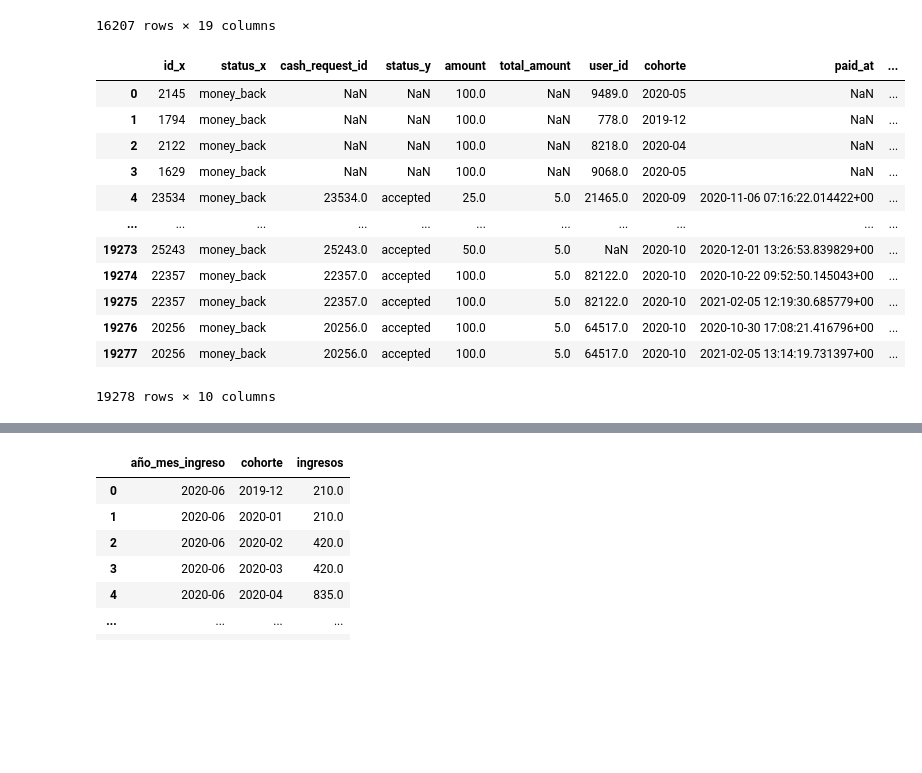
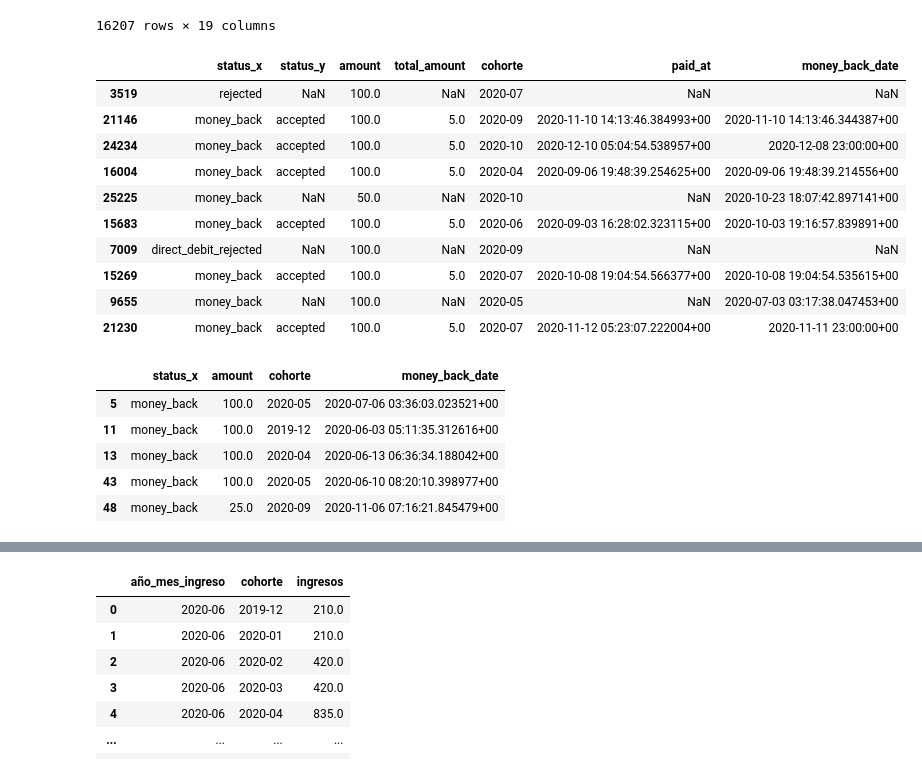
Before and after one commit to moiatgit/project-1-ironhack-payments-es, a Jupyter notebook: grupo3.ipynb, the cells around one changed output, grey strips where cells are left out. Cells and saved outputs as stored; diff of their text form; code cells hidden in the pictures; blank space fills up the shorter version.

Commit message:
calculados ingresos de métrica 3

```diff
--- a/grupo3.ipynb
+++ b/grupo3.ipynb
@@ -729,27 +729,39 @@ cash[(cash['status'] == 'money_back') & (cash['money_back_date'].notna())]
 # %%
 # merge de cash y fees para calcular ingresos
 # Nos interesa que no hayan entradas de fees que no esten en cash porque si no no disponemos de cohorte (user_id)
 # Escogemos how='left' porque 'outer' nos entrega 4 entradas de fees que no están en cash, y no nos interesan pues
 # no podremos asociarlas a ningún user_id, ni por tanto, a ningún cohorte.
-cash_money_back = cash[cash['status'] == 'money_back']
-fees_accepted = fees[fees['status'] == 'accepted']
-# XXX DUDA: seguro que tenemos que filtrar antes? (hay no money_back que si se han ingresado el fees, hay que considerar las incidencias: instant_payment/incidents)
-#   Si filtras cash por money_back habrá entradas en fees que no tendrán su correspondiente user_id
-#   Si filras fees por accepted no pasa nada pues de todas formas su entrada cash estará o no independiente de fees (por how='left')
-merge_ingresos = pd.merge(cash_money_back, fees_accepted, left_on='id', right_on='cash_request_id', how='left')
-seleccion = merge_ingresos[['id_x', 'status_x', 'cash_request_id', 'status_y', 'amount', 'total_amount', 'user_id', 'cohorte', 'paid_at', 'money_back_date']]
-seleccion
+
+# No podemos filtrar las entradas no correctas de cash aun porqué corremos el riesgo de perder alguna entrada en
+# fees que quedaría ingresada pero no contabilizada.
+merge_ingresos_raw = pd.merge(cash, fees_accepted, left_on='id', right_on='cash_request_id', how='left')
+seleccion = merge_ingresos_raw[['status_x', 'status_y', 'amount', 'total_amount', 'cohorte', 'paid_at', 'money_back_date']]
+seleccion.sample(10)
 # %% [output]
-|  | id_x | status_x | cash_request_id | status_y | amount | total_amount | user_id | cohorte | paid_at | ... |
-| 0 | 2145 | money_back | NaN | NaN | 100.0 | NaN | 9489.0 | 2020-05 | NaN | ... |
-| 1 | 1794 | money_back | NaN | NaN | 100.0 | NaN | 778.0 | 2019-12 | NaN | ... |
-| 2 | 2122 | money_back | NaN | NaN | 100.0 | NaN | 8218.0 | 2020-04 | NaN | ... |
-| 3 | 1629 | money_back | NaN | NaN | 100.0 | NaN | 9068.0 | 2020-05 | NaN | ... |
-| 4 | 23534 | money_back | 23534.0 | accepted | 25.0 | 5.0 | 21465.0 | 2020-09 | 2020-11-06 07:16:22.014422+00 | ... |
-| ... | ... | ... | ... | ... | ... | ... | ... | ... | ... | ... |
-| 19273 | 25243 | money_back | 25243.0 | accepted | 50.0 | 5.0 | NaN | 2020-10 | 2020-12-01 13:26:53.839829+00 | ... |
-| 19274 | 22357 | money_back | 22357.0 | accepted | 100.0 | 5.0 | 82122.0 | 2020-10 | 2020-10-22 09:52:50.145043+00 | ... |
-| 19275 | 22357 | money_back | 22357.0 | accepted | 100.0 | 5.0 | 82122.0 | 2020-10 | 2021-02-05 12:19:30.685779+00 | ... |
-| 19276 | 20256 | money_back | 20256.0 | accepted | 100.0 | 5.0 | 64517.0 | 2020-10 | 2020-10-30 17:08:21.416796+00 | ... |
-| 19277 | 20256 | money_back | 20256.0 | accepted | 100.0 | 5.0 | 64517.0 | 2020-10 | 2021-02-05 13:14:19.731397+00 | ... |
+|  | status_x | status_y | amount | total_amount | cohorte | paid_at | money_back_date |
+| 3519 | rejected | NaN | 100.0 | NaN | 2020-07 | NaN | NaN |
+| 21146 | money_back | accepted | 100.0 | 5.0 | 2020-09 | 2020-11-10 14:13:46.384993+00 | 2020-11-10 14:13:46.344387+00 |
+| 24234 | money_back | accepted | 100.0 | 5.0 | 2020-10 | 2020-12-10 05:04:54.538957+00 | 2020-12-08 23:00:00+00 |
+| 16004 | money_back | accepted | 100.0 | 5.0 | 2020-04 | 2020-09-06 19:48:39.254625+00 | 2020-09-06 19:48:39.214556+00 |
+| 25225 | money_back | NaN | 50.0 | NaN | 2020-10 | NaN | 2020-10-23 18:07:42.897141+00 |
+| 15683 | money_back | accepted | 100.0 | 5.0 | 2020-06 | 2020-09-03 16:28:02.323115+00 | 2020-10-03 19:16:57.839891+00 |
+| 7009 | direct_debit_rejected | NaN | 100.0 | NaN | 2020-09 | NaN | NaN |
+| 15269 | money_back | accepted | 100.0 | 5.0 | 2020-07 | 2020-10-08 19:04:54.566377+00 | 2020-10-08 19:04:54.535615+00 |
+| 9655 | money_back | NaN | 100.0 | NaN | 2020-05 | NaN | 2020-07-03 03:17:38.047453+00 |
+| 21230 | money_back | accepted | 100.0 | 5.0 | 2020-07 | 2020-11-12 05:23:07.222004+00 | 2020-11-11 23:00:00+00 |
-19278 rows × 10 columns
+# %%
+# Selección de entradas correspondientes a cash
+seleccion_cash_raw = seleccion[['status_x', 'amount', 'cohorte', 'money_back_date']]
+# Limpiamos posibles entradas con datos nulos
+seleccion_cash = seleccion_cash_raw[(seleccion_cash_raw['status_x'] == 'money_back') &
+                                    (seleccion_cash_raw['amount'].notna()) &
+                                    (seleccion_cash_raw['cohorte'].notna()) &
+                                    (seleccion_cash_raw['money_back_date'].notna())].copy()  # copy para poder añadir más columnas
+seleccion_cash.head()
+# %% [output]
+|  | status_x | amount | cohorte | money_back_date |
+| 5 | money_back | 100.0 | 2020-05 | 2020-07-06 03:36:03.023521+00 |
+| 11 | money_back | 100.0 | 2019-12 | 2020-06-03 05:11:35.312616+00 |
+| 13 | money_back | 100.0 | 2020-04 | 2020-06-13 06:36:34.188042+00 |
+| 43 | money_back | 100.0 | 2020-05 | 2020-06-10 08:20:10.398977+00 |
+| 48 | money_back | 25.0 | 2020-09 | 2020-11-06 07:16:21.845479+00 |
```
Also changed, not shown: parts of 6 cells of this notebook.
